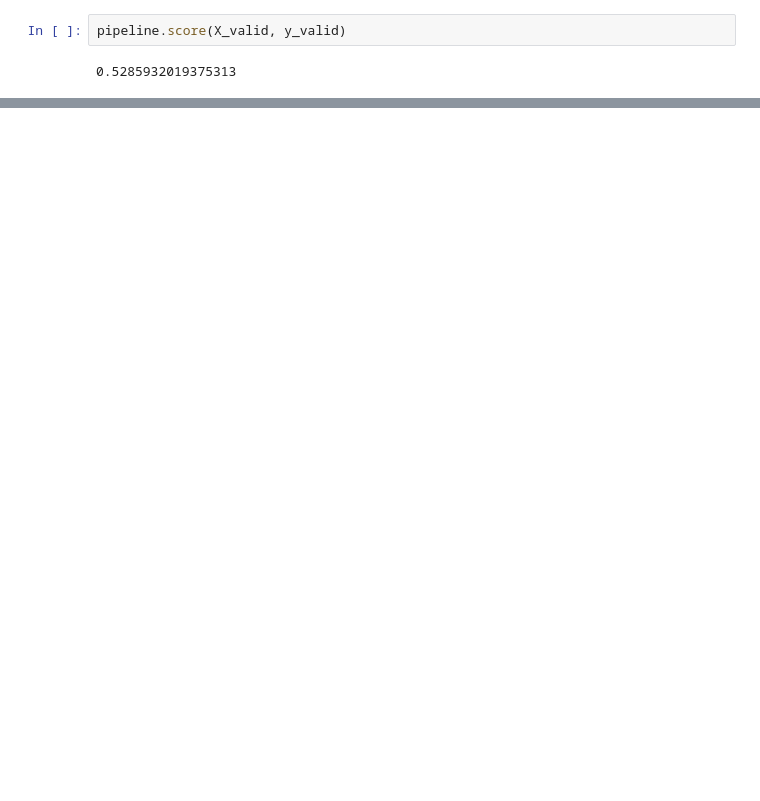
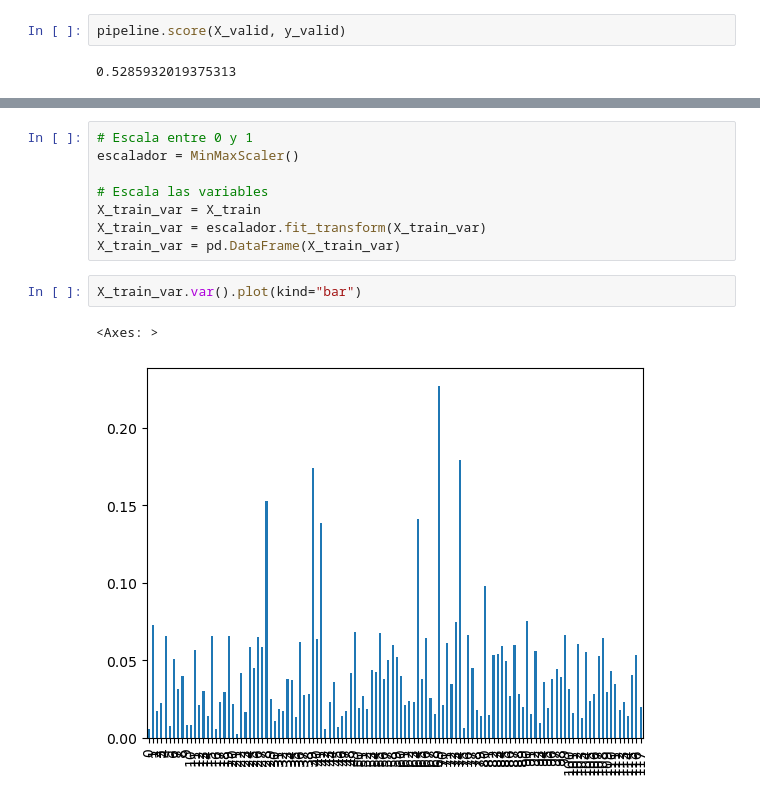
Before and after one commit to JavierRojas14/kaggle-code, a Jupyter notebook: tabular_playground/tabular_playground_series_sep_2021.ipynb, the cells around one changed output, grey strips where cells are left out. Drawn from its saved outputs; the diff is of its cells as text; blank space fills up the shorter version.

```diff
--- a/tabular_playground/tabular_playground_series_sep_2021.ipynb
+++ b/tabular_playground/tabular_playground_series_sep_2021.ipynb
@@ -219,0 +227,13 @@ pipeline.score(X_valid, y_valid)
+# %%
+# Escala entre 0 y 1
+escalador = MinMaxScaler()
+
+# Escala las variables
+X_train_var = X_train
+X_train_var = escalador.fit_transform(X_train_var)
+X_train_var = pd.DataFrame(X_train_var)
+# %%
+X_train_var.var().plot(kind="bar")
+# %% [output]
+<Axes: >
+[figure, added]
```
Also changed, not shown: parts of 2 cells of this notebook.
